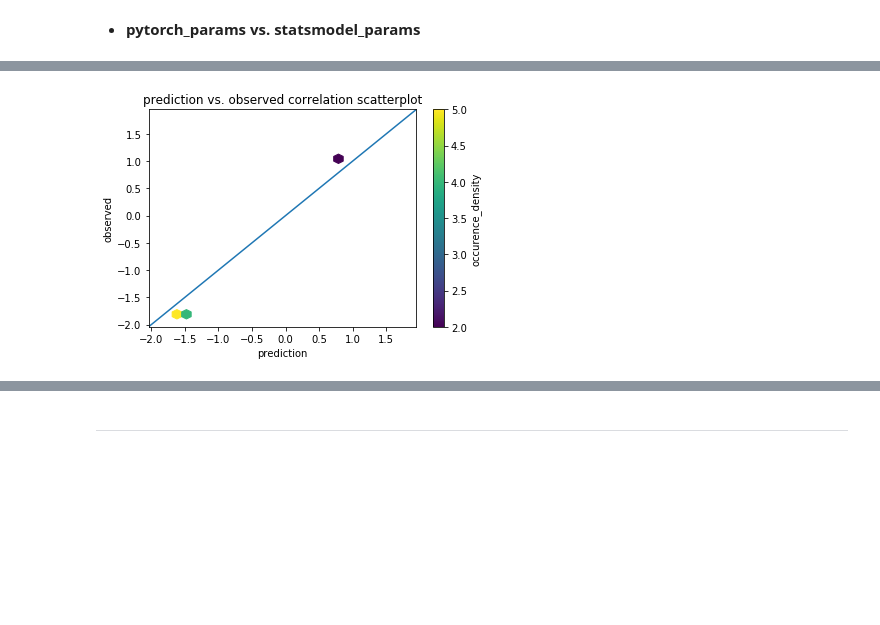
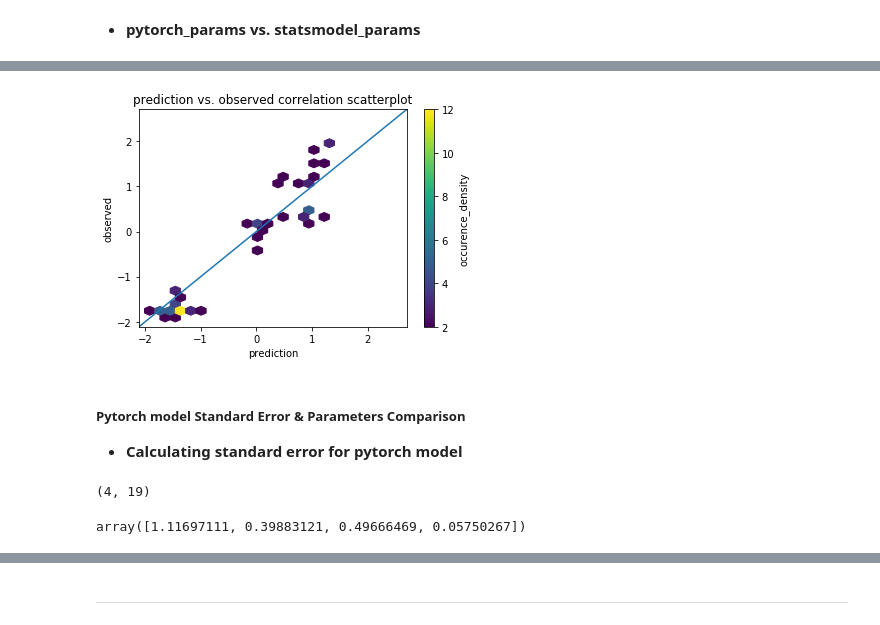
Before and after one commit to mlsquare/kitchen, a Jupyter notebook: notebooks/UQ/01_prakash_gradients_pytorch_statsmodel.ipynb, the cells around one changed output, grey strips where cells are left out. Saved outputs shown, nothing was run; the diff lists cells and outputs as text; code cells hidden in the pictures; blank space fills up the shorter version.

Commit message:
experiment varying kernel inits & data scaling schemes

```diff
--- a/notebooks/UQ/01_prakash_gradients_pytorch_statsmodel.ipynb
+++ b/notebooks/UQ/01_prakash_gradients_pytorch_statsmodel.ipynb
@@ -51,4 +53,9 @@ def plot(v1):
     plt.ylabel('loss')
     #plt.legend(['train', 'validation'], loc='upper right')
     return plt.show()
+
+def samp(x, count):#For random batch generation
+    idx= np.random.randint(x.shape[0], size=count)
+    res = x[idx]
+    return res
 # %% [markdown]
@@ -178,8 +171,8 @@ import statsmodels.api as sm
 feats, targets= X[:,:-1], X[:,-1]
 feats= sm.add_constant(feats, prepend=False)
 # %%
-model = sm.OLS(targets, feats, hasconst=True)
-result= model.fit()
+model_stm = sm.OLS(targets, feats, hasconst=True)
+result= model_stm.fit()
 print(result.summary())
 # %% [output]
                             OLS Regression Results
@@ -255,6 +261,7 @@ def hexbin_plot(x, y, x_label, y_label):
     ax.set_title('{} vs. {} correlation scatterplot'.format(x_label, y_label))
     hbin= ax.hexbin(x, y, gridsize=25, mincnt=2)
     cb = fig.colorbar(hbin, ax=ax)
+    cb.solids.set_edgecolor('face')#change colors
     cb.set_label('occurence_density')
     plt.ylabel(y_label)
     plt.xlabel(x_label)
@@ -282,0 +449,18 @@ scatter_plot(comp_df['pytorch_params'].values,comp_df['statsmodel_params'].value
+# %%
+def create_model_3():
+    class network(nn.Module):
+        def __init__(self):
+            super(network, self).__init__()
+            self.fc1 = nn.Linear(3, 1)#100)
+            torch.nn.init.xavier_uniform_(self.fc1.weight)
+
+        def forward(self, X):
+            X = self.fc1(X)#F.linear(self.fc1(X))#, list(self.fc1.parameters())[0])
+            return X
+    model= network()
+    optimizer = optim.Adam(model.parameters())
+    criterion= nn.MSELoss()# CrossEntropyLoss()
+    return model, optimizer, criterion
+
+model3, optimizer3, loss3= create_model_3()
+model3
@@ -283,10 +520,31 @@ scatter_plot(comp_df['pytorch_params'].values,comp_df['statsmodel_params'].value
 # %%
-#Plot with unforseen cases. When predictions are calculated of test_data
-predictions_2= model2(torch.Tensor(X_test[:,:-1]).float())
-predictions_2= torch.Tensor.cpu(predictions_2).detach().numpy().reshape(-1,)
-observed_2= X_test[:,-1]
+#Plot with trained cases. When predictions are calculated of train_data
+predictions= model3(torch.Tensor(X[:,:-1]).float())
+predictions= torch.Tensor.cpu(predictions).detach().numpy().reshape(-1,)
+observed= X[:,-1]
 
 
-hexbin_plot(predictions_2,observed_2, 'prediction' ,'observed')
+hexbin_plot(predictions,observed, 'prediction' ,'observed')
 # %% [output]
-[figure, old version]
+[figure, new version]
+# %% [markdown]
+##### Pytorch model Standard Error & Parameters Comparison
+* **Calculating standard error for pytorch model**
+# %%
+mini_batches_3= list()#contains mini_batches of gradients from 200 epochs
+mean_mini_batches_3= list()#contains mean of each of 200 epochs each in a mini_batches of gradients from 200 epochs
+mini_size= 200#mini_batch size
+for batch in range(1, (len(all_grads_3))//mini_size):
+    mini_batches_3.append(all_grads_3[batch*mini_size:batch*mini_size+ mini_size])
+    mean_mini_batches_3.append(list(np.mean(mini_batches_3[-1], axis=0)))
+
+grad_mini_batch_arr_3 = np.array(mean_mini_batches_3).T
+grad_mini_batch_arr_3.shape
+# %% [output]
+(4, 19)
+# %%
+covariant_mat_3= np.cov(grad_mini_batch_arr_3)
+pytorch_stderr_3= np.sqrt(covariant_mat_3.diagonal())
+pytorch_stderr_3
+# %% [output]
+array([1.11697111, 0.39883121, 0.49666469, 0.05750267])
```
Also changed, not shown: parts of 78 cells of this notebook.
